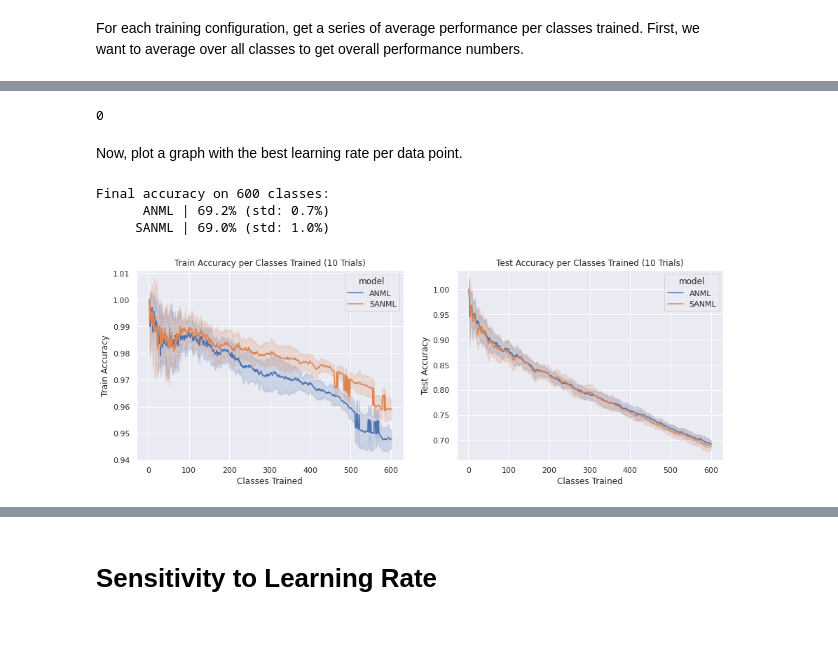
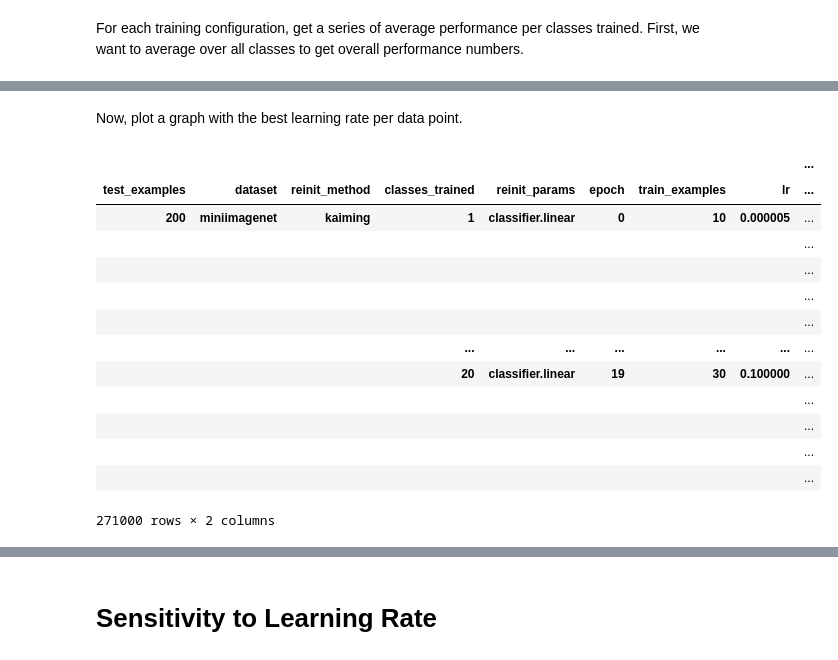
Before and after one commit to uvm-neurobotics-lab/higherANML, a Jupyter notebook: notebooks/result-gathering.ipynb, the cells around one changed output, grey strips where cells are left out. Cells and saved outputs as stored; diff of their text form; code cells hidden in the pictures; blank space fills up the shorter version.

```diff
--- a/notebooks/result-gathering.ipynb
+++ b/notebooks/result-gathering.ipynb
@@ -285,7 +303,8 @@ See above to see the format of the dataframe we have so far. Kind of a crazy des
 For the subsequent plots, we only want to evaluate on classes seen so far, so let's insert NaN values in places where the class had not yet been trained on.
 # %%
 # Change this line to not copy in order to save memory; but this will lose data.
-classes_seen_perf = all_data#.copy()
+eval_type = "olft"
+classes_seen_perf = all_frames[eval_type]#.copy()
 
 # Nix all rows where classes_trained <= class_id.
 unseen_rows = (classes_seen_perf.index.get_level_values("classes_trained") <=
@@ -297,6 +316,7 @@ For each training configuration, get a series of average performance per classes
 %%time
 
 # Average over all classes to get overall performance numbers, by grouping by columns other than class.
-groupby_labels = ["model", "dataset", "num_train_examples", "num_test_examples", "lr", "classes_trained", "trial"]
-over_all_classes = classes_seen_perf.groupby(groupby_labels).mean()
+groupby_labels = set(classes_seen_perf.index.names)
+groupby_labels.remove("class_id")
+over_all_classes = classes_seen_perf.groupby(list(groupby_labels)).mean()
 # %% [output]
@@ -305,10 +325,24 @@ Wall time: 7min 24s
 # %%
-# Optional deletion of original data to save even more memory.
+# Optional deletion of intermediate data to save more memory.
 del classes_seen_perf
-del all_data
-gc.collect()
+_ = gc.collect()
-# %% [output]
-0
 # %% [markdown]
 Now, plot a graph with the best learning rate per data point.
+# %%
+over_all_classes
+# %% [output]
+|  |  |  |  |  |  |  |  | ... |
+| test_examples | dataset | reinit_method | classes_trained | reinit_params | epoch | train_examples | lr | ... |
+| 200 | miniimagenet | kaiming | 1 | classifier.linear | 0 | 10 | 0.000005 | ... |
+|  |  |  |  |  |  |  |  | ... |
+|  |  |  |  |  |  |  |  | ... |
+|  |  |  |  |  |  |  |  | ... |
+|  |  |  |  |  |  |  |  | ... |
+|  |  |  | ... | ... | ... | ... | ... | ... |
+|  |  |  | 20 | classifier.linear | 19 | 30 | 0.100000 | ... |
+|  |  |  |  |  |  |  |  | ... |
+|  |  |  |  |  |  |  |  | ... |
+|  |  |  |  |  |  |  |  | ... |
+|  |  |  |  |  |  |  |  | ... |
+271000 rows × 2 columns
 # %%
@@ -337,45 +377,0 @@ best_trials_per_point = train_cfg_groups.apply(select_best_lr)
-# %%
-# Plot the results from the previous cell.
-def plot_traj_per_lr(df, metric_name, colname, ax=None):
-    # We want to make sure we are not accidentally aggregating across runs with different configs.
-    ensure_unique(df, ["dataset", "num_test_examples"])
-    # Only add more levels of nesting if needed.
-    hue = None
-    if df.index.get_level_values("model").nunique() > 1:
-        hue = "model"
-    style = None
-    if df.index.get_level_values("num_train_examples").nunique() > 1:
-        style = "num_train_examples"
-    ax = sns.lineplot(
-        data=df,
-        x="classes_trained",
-        y=colname,
-        hue=hue,
-        style=style,
-        ci="sd",  # Remove this to plot 95% CI instead. It will take a long time.
-        ax=ax,
-    )
-    ntrials = df.index.get_level_values("trial").nunique()
-    ax.set_title(f"{metric_name} per Classes Trained ({ntrials} Trials)")
-    ax.set_xlabel("Classes Trained")
-    ax.set_ylabel(metric_name)
-
-# Plot results
-fig, (ax1, ax2) = plt.subplots(1, 2, figsize=(15, 5))
-plot_traj_per_lr(best_trials_per_point, "Train Accuracy", "train_acc", ax=ax1)
-plot_traj_per_lr(best_trials_per_point, "Test Accuracy", "test_acc", ax=ax2)
-
-# Print final accuracy per model
-models = best_trials_per_point.index.get_level_values("model")
-classes_trained = best_trials_per_point.index.get_level_values("classes_trained")
-num_classes = classes_trained.max()
-print(f"Final accuracy on {num_classes} classes:")
-for m in models.unique():
-    rows = (classes_trained == num_classes) & (models == m)
-    final_acc = best_trials_per_point.loc[rows, "test_acc"]
-    print(f"{m: >10} | {final_acc.mean():.1%} (std: {final_acc.std():.1%})")
-# %% [output]
-Final accuracy on 600 classes:
-      ANML | 69.2% (std: 0.7%)
-     SANML | 69.0% (std: 1.0%)
-[figure, removed]
```
Also changed, not shown: parts of 10 cells of this notebook.
